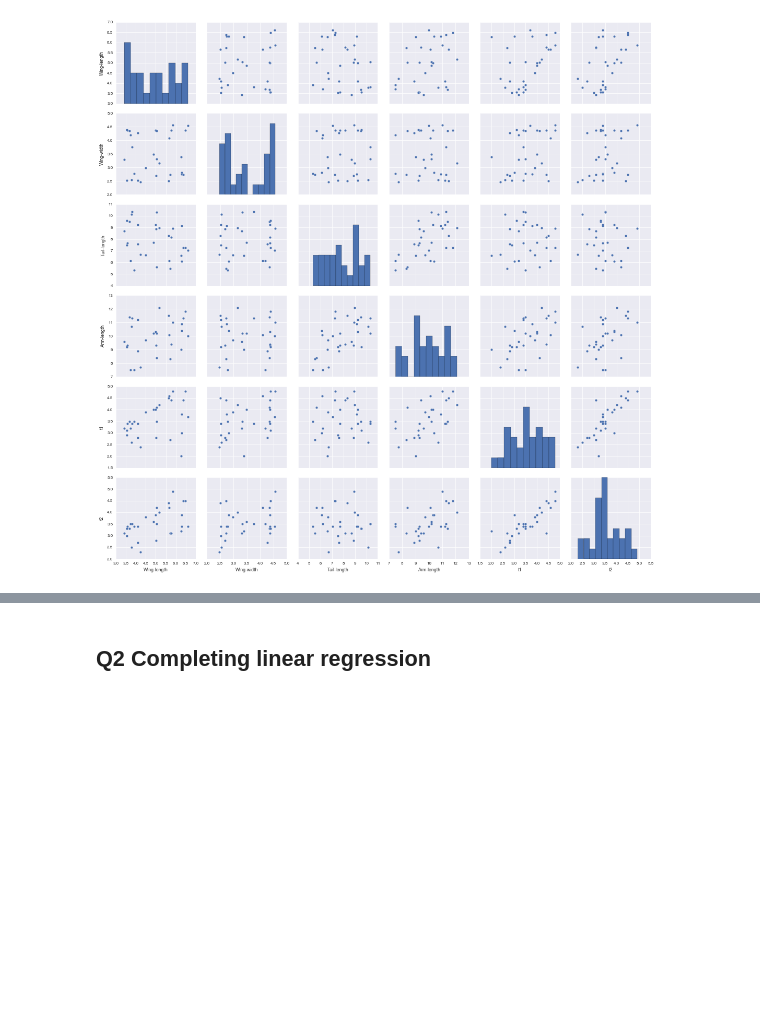
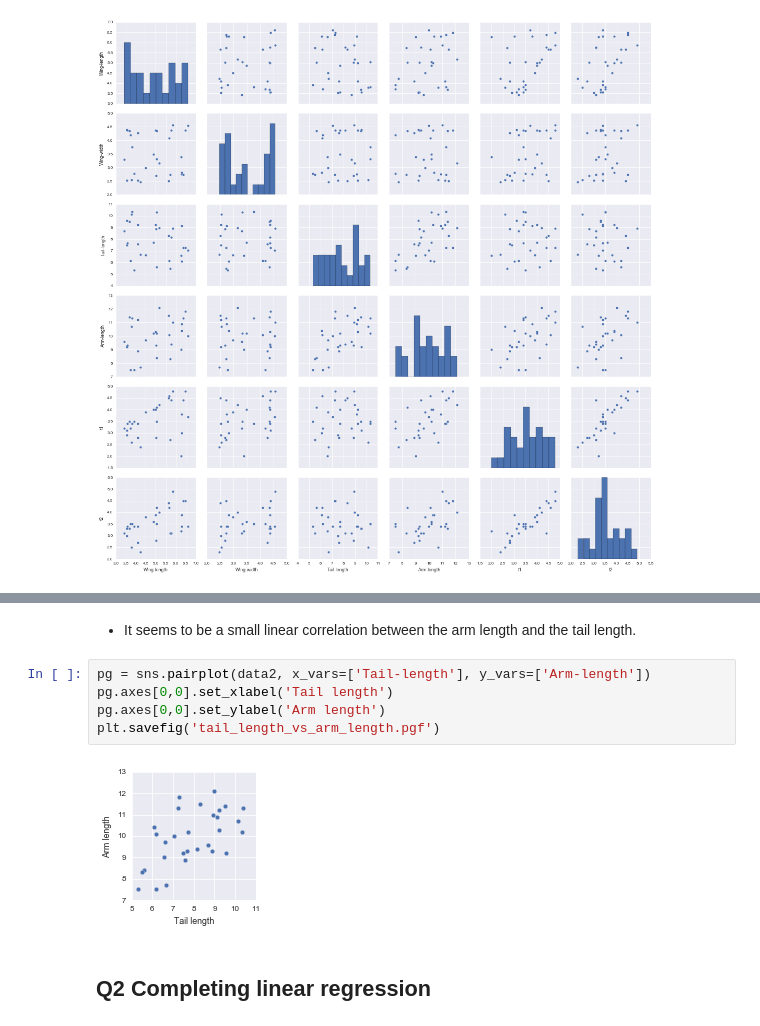
Before and after one commit to ggutierrez/SMFO, a Jupyter notebook: lab1/Lab1LinearRegression.ipynb, the cells around one changed output, grey strips where cells are left out. Saved outputs shown, nothing was run; the diff lists cells and outputs as text; blank space fills up the shorter version.

```diff
--- a/lab1/Lab1LinearRegression.ipynb
+++ b/lab1/Lab1LinearRegression.ipynb
@@ -73,3 +77,12 @@ plt.savefig('wing_length_vs_times.pgf')
+# %% [markdown]
+- It seems to be a small linear correlation between the arm length and the tail length.
+# %%
+pg = sns.pairplot(data2, x_vars=['Tail-length'], y_vars=['Arm-length'])
+pg.axes[0,0].set_xlabel('Tail length')
+pg.axes[0,0].set_ylabel('Arm length')
+plt.savefig('tail_length_vs_arm_length.pgf')
+# %% [output]
+[figure, added]
 # %% [markdown]
 ## Q2 Completing linear regression
 # %%
```
Also changed, not shown: parts of 9 cells of this notebook, 4 other files.
